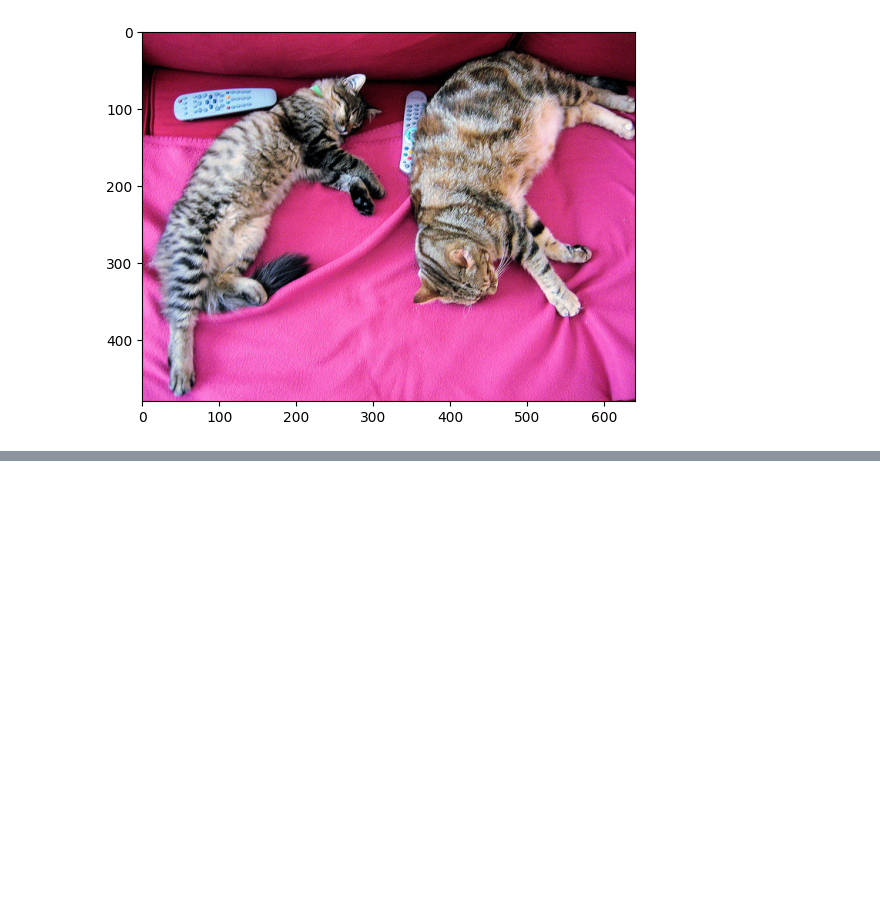
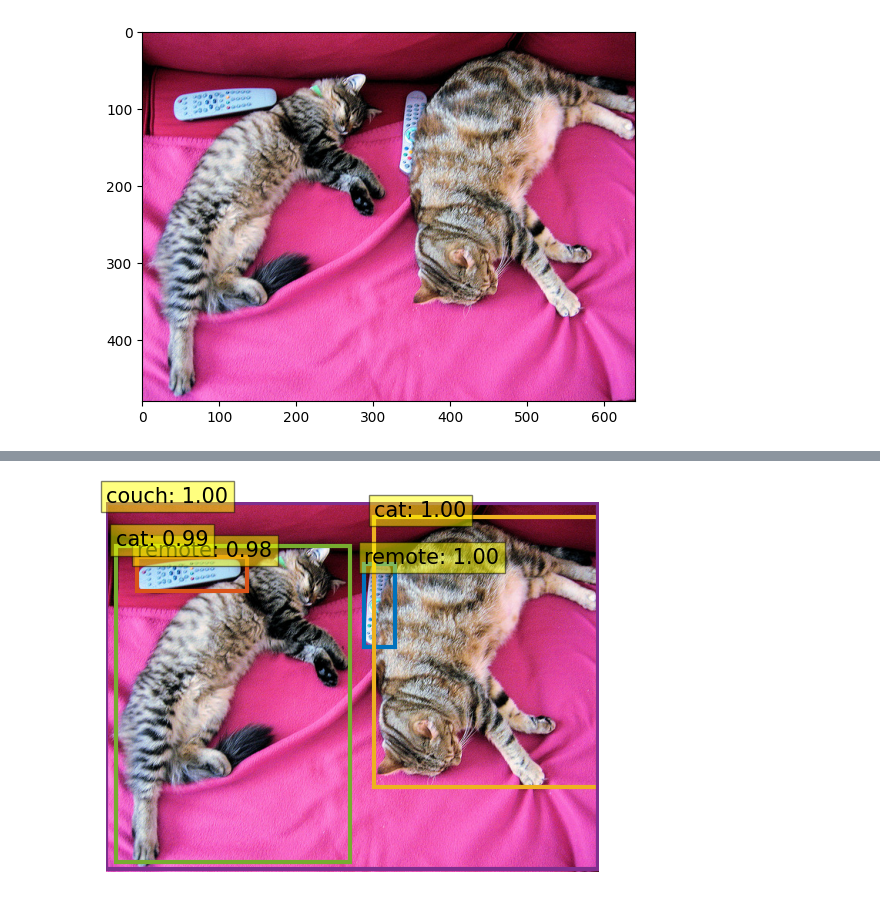
Before and after one commit to vnilsn/roadcrack-detection, a Jupyter notebook: model_notebooks/yolo_test.ipynb, the cells around one changed output, grey strips where cells are left out. Saved outputs shown, nothing was run; the diff lists cells and outputs as text; code cells hidden in the pictures; blank space fills up the shorter version.

Commit message:
added model

```diff
--- a/model_notebooks/yolo_test.ipynb
+++ b/model_notebooks/yolo_test.ipynb
@@ -66,0 +37,4 @@ a,b,c,d = bboxes[0][0].detach().numpy()
+# %%
+object_detector = pipeline('object-detection', model=model ,feature_extractor=feature_extractor)
+# %%
+results = object_detector(image)
@@ -66,0 +59,4 @@ a,b,c,d = bboxes[0][0].detach().numpy()
+# %%
+plot_results(image, results)
+# %% [output]
+[figure, added]
```
Also changed, not shown: parts of 10 cells of this notebook, 1 other file.
